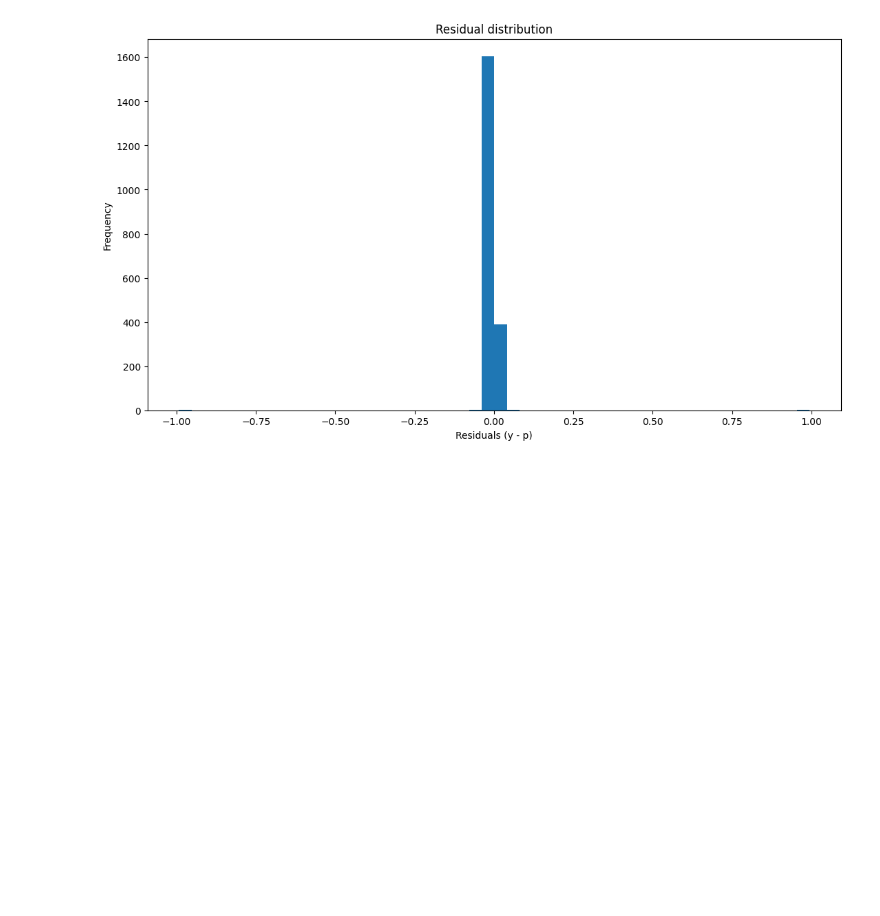
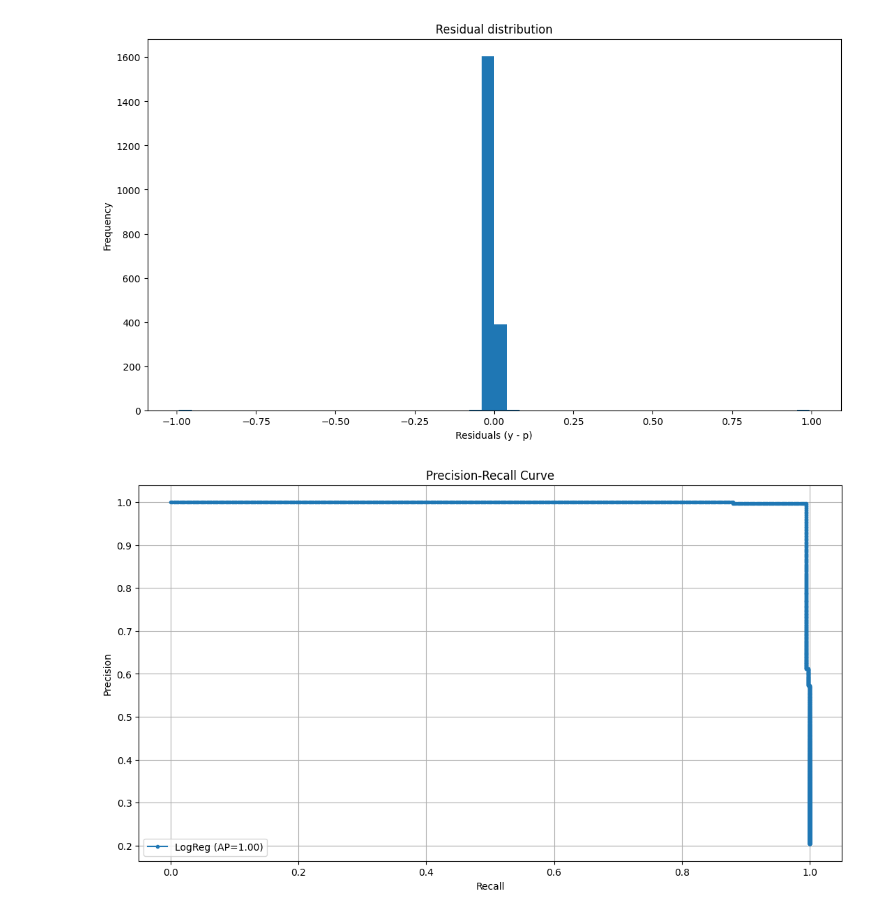
Before and after one commit to jblcky/bank_churn, a Jupyter notebook: notebooks/model.ipynb, the cells around one changed output. Cells and saved outputs as stored; diff of their text form; code cells hidden in the pictures; blank space fills up the shorter version.

```diff
--- a/notebooks/model.ipynb
+++ b/notebooks/model.ipynb
@@ -135,3 +140,21 @@ plt.title("Residual distribution")
 plt.show()
 # %% [output]
 [figure]
+# %%
+# Compute precision-recall pairs for different thresholds
+precision, recall, thresholds = precision_recall_curve(y_test, y_prob)
+
+# Average Precision (area under PR curve)
+ap = average_precision_score(y_test, y_prob)
+
+# Plot
+plt.figure(figsize=(13,7))
+plt.plot(recall, precision, marker='.', label=f'LogReg (AP={ap:.2f})')
+plt.xlabel("Recall")
+plt.ylabel("Precision")
+plt.title("Precision-Recall Curve")
+plt.legend()
+plt.grid(True)
+plt.show()
+# %% [output]
+[figure, added]
```
Also changed, not shown: parts of 3 cells of this notebook, 2 other files.
